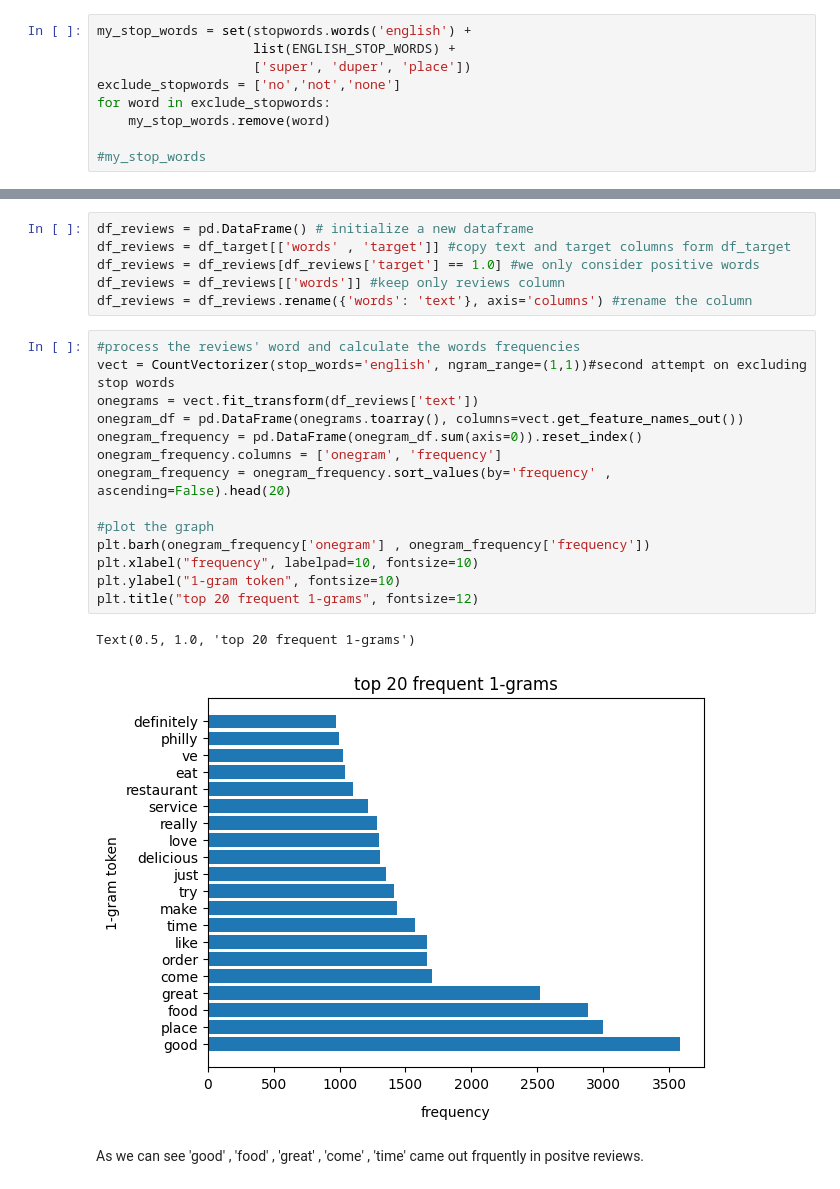
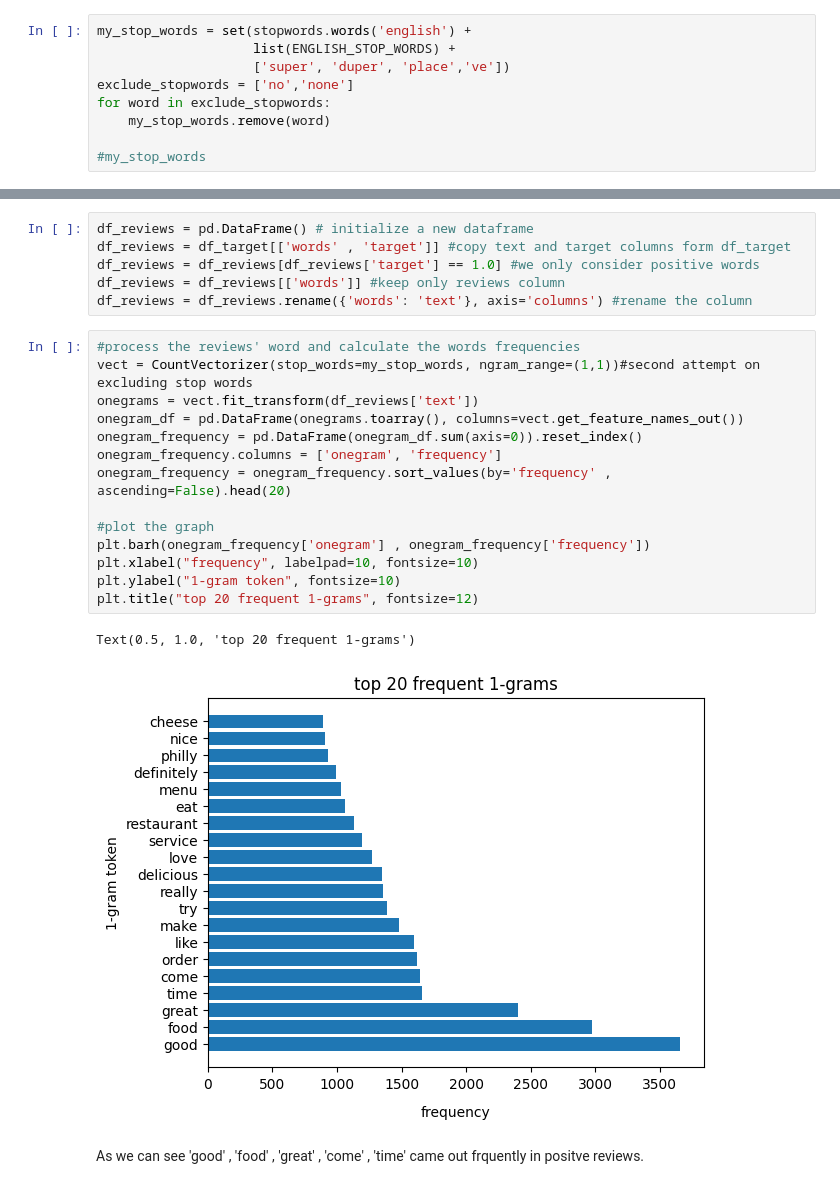
Before and after one commit to Makiato1999/COMP4710_Yelp, a Jupyter notebook: Dev/Process_Reviews.ipynb, the cells around one changed output, grey strips where cells are left out. Saved outputs shown, nothing was run; the diff lists cells and outputs as text.

```diff
--- a/Dev/Process_Reviews.ipynb
+++ b/Dev/Process_Reviews.ipynb
@@ -265,8 +265,8 @@ words_sentence
 # %%
 my_stop_words = set(stopwords.words('english') +
                     list(ENGLISH_STOP_WORDS) +
-                    ['super', 'duper', 'place'])
-exclude_stopwords = ['no','not','none']
+                    ['super', 'duper', 'place','ve'])
+exclude_stopwords = ['no','none']
 for word in exclude_stopwords:
     my_stop_words.remove(word)
 
@@ -341,21 +341,21 @@ df_reviews = df_reviews[['words']] #keep only reviews column
 df_reviews = df_reviews.rename({'words': 'text'}, axis='columns') #rename the column
 # %%
 #process the reviews' word and calculate the words frequencies
-vect = CountVectorizer(stop_words='english', ngram_range=(1,1))#second attempt on excluding stop words
+vect = CountVectorizer(stop_words=my_stop_words, ngram_range=(1,1))#second attempt on excluding stop words
 onegrams = vect.fit_transform(df_reviews['text'])
 onegram_df = pd.DataFrame(onegrams.toarray(), columns=vect.get_feature_names_out())
 onegram_frequency = pd.DataFrame(onegram_df.sum(axis=0)).reset_index()
 onegram_frequency.columns = ['onegram', 'frequency']
 onegram_frequency = onegram_frequency.sort_values(by='frequency' , ascending=False).head(20)
 
 #plot the graph
 plt.barh(onegram_frequency['onegram'] , onegram_frequency['frequency'])
 plt.xlabel("frequency", labelpad=10, fontsize=10)
 plt.ylabel("1-gram token", fontsize=10)
 plt.title("top 20 frequent 1-grams", fontsize=12)
 # %% [output]
 Text(0.5, 1.0, 'top 20 frequent 1-grams')
-[figure, old version]
+[figure, new version]
 # %% [markdown]
 As we can see 'good' , 'food' , 'great' , 'come' , 'time' came out frquently in positve reviews.
 # %% [markdown]
```
Also changed, not shown: parts of 13 cells of this notebook, 2 other files.
